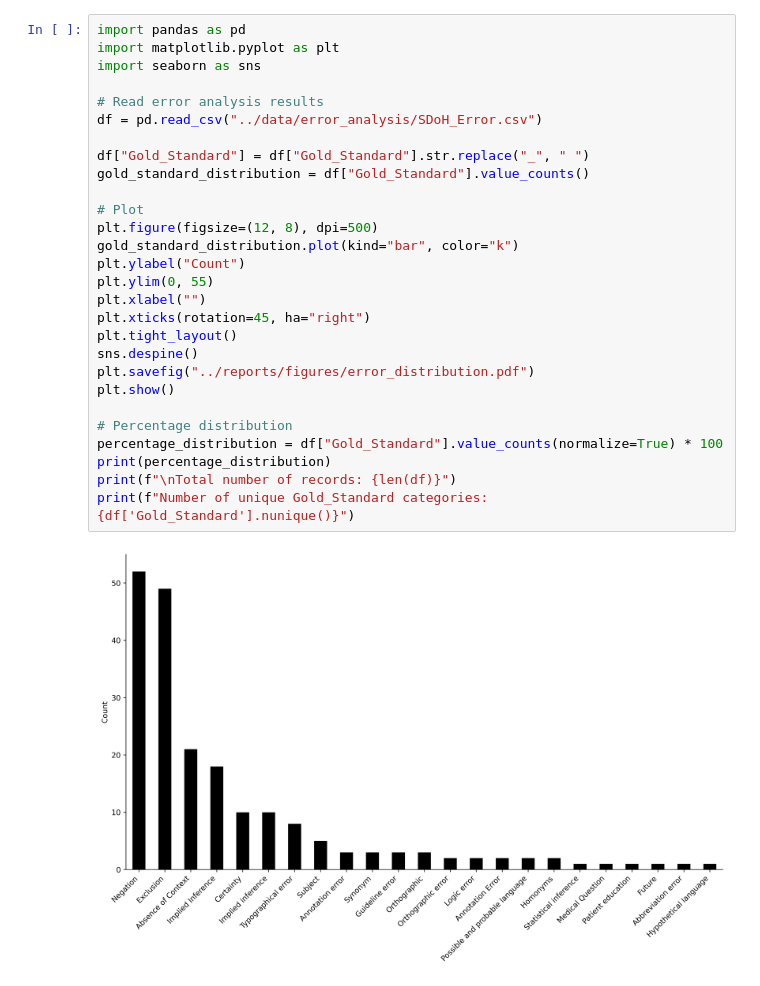
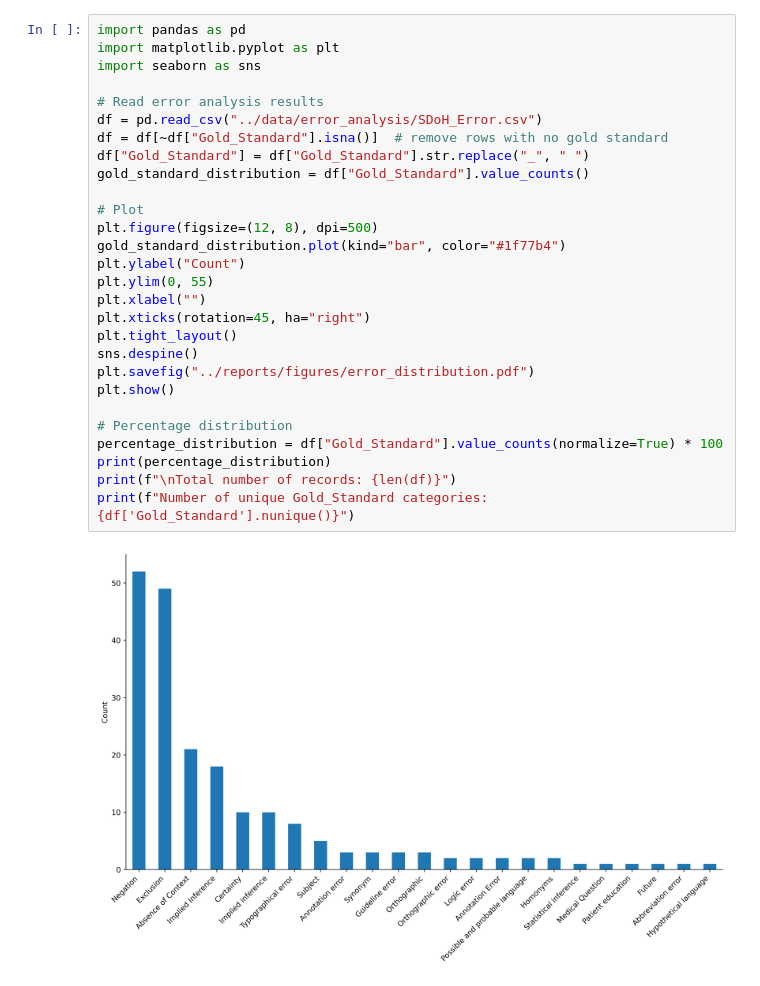
Before and after one commit to OHNLP/MedSDoH, a Jupyter notebook: notebooks/error_analysis.ipynb, the cells around one changed output. Saved outputs shown, nothing was run; the diff lists cells and outputs as text.

```diff
--- a/notebooks/error_analysis.ipynb
+++ b/notebooks/error_analysis.ipynb
@@ -1,33 +1,33 @@
 # %%
 import pandas as pd
 import matplotlib.pyplot as plt
 import seaborn as sns
 
 # Read error analysis results
 df = pd.read_csv("../data/error_analysis/SDoH_Error.csv")
-
+df = df[~df["Gold_Standard"].isna()]  # remove rows with no gold standard
 df["Gold_Standard"] = df["Gold_Standard"].str.replace("_", " ")
 gold_standard_distribution = df["Gold_Standard"].value_counts()
 
 # Plot
 plt.figure(figsize=(12, 8), dpi=500)
-gold_standard_distribution.plot(kind="bar", color="k")
+gold_standard_distribution.plot(kind="bar", color="#1f77b4")
 plt.ylabel("Count")
 plt.ylim(0, 55)
 plt.xlabel("")
 plt.xticks(rotation=45, ha="right")
 plt.tight_layout()
 sns.despine()
 plt.savefig("../reports/figures/error_distribution.pdf")
 plt.show()
 
 # Percentage distribution
 percentage_distribution = df["Gold_Standard"].value_counts(normalize=True) * 100
 print(percentage_distribution)
 print(f"\nTotal number of records: {len(df)}")
 print(f"Number of unique Gold_Standard categories: {df['Gold_Standard'].nunique()}")
 # %% [output]
-[figure, old version]
+[figure, new version]
 Gold_Standard
 Negation                          25.870647
 Exclusion                         24.378109
```
Also changed, not shown: parts of 1 cell of this notebook.
